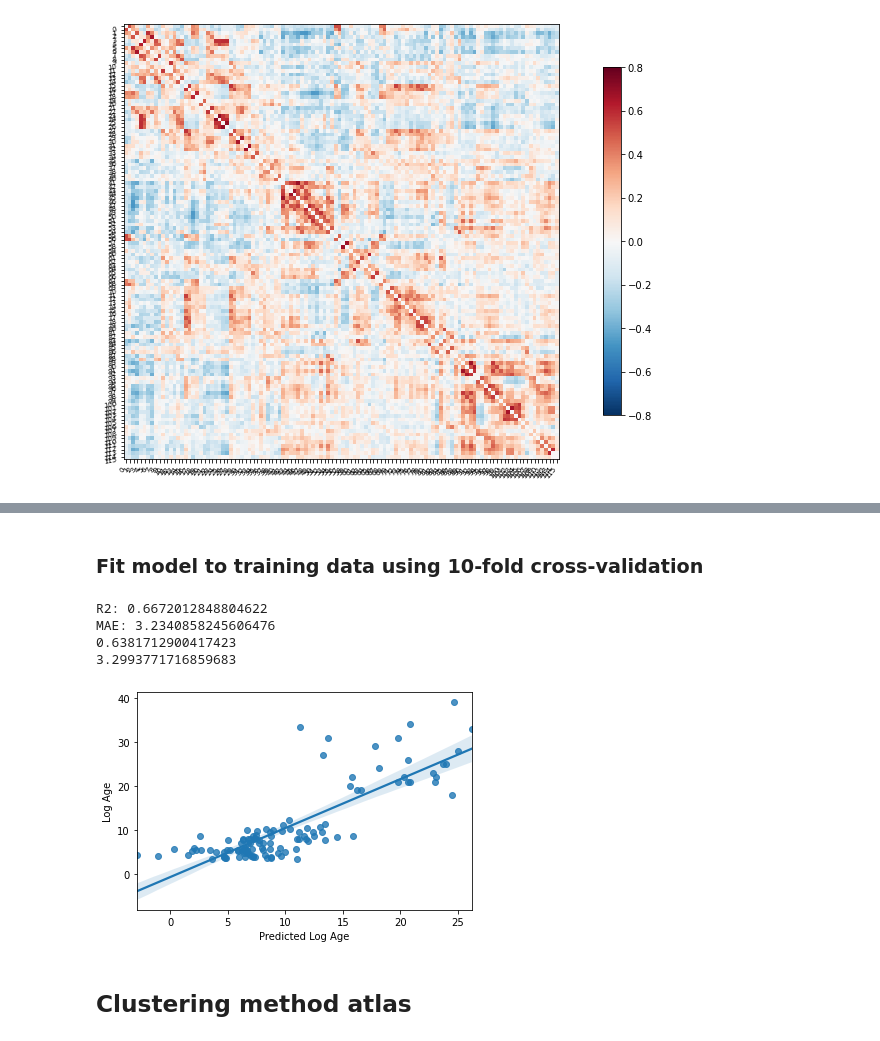
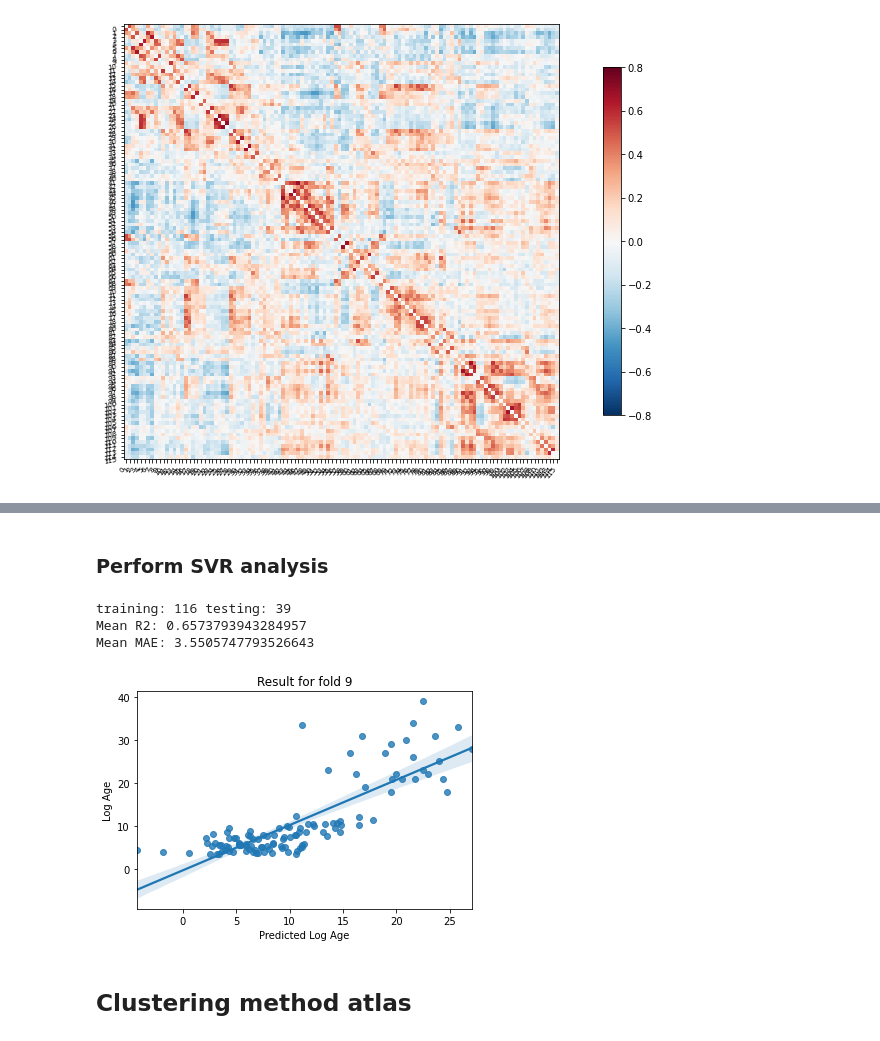
Before and after one commit to brainhack-school2020/stephaniealley_bhs2020_project, a Jupyter notebook: Command_Files/rs-fMRI_age_prediction.ipynb, the cells around one changed output, grey strips where cells are left out. Saved outputs shown, nothing was run; the diff lists cells and outputs as text; code cells hidden in the pictures.

Commit message:
Refactor SVR analysis into functions
Create functions for repetitive code (e.g., for each atlas)

```diff
--- a/Command_Files/rs-fMRI_age_prediction.ipynb
+++ b/Command_Files/rs-fMRI_age_prediction.ipynb
@@ -315,0 +273,4 @@ training: 116 testing: 39
+# %%
+from sklearn.model_selection import train_test_split
+
+X_train_container, X_val_container, y_train_container, y_val_container = train_val(X_features, y_age, age_class)
@@ -353,0 +318,6 @@ for j in range(len(X_train_container)):
+# %%
+from sklearn.feature_selection import SelectPercentile, f_regression
+from sklearn.model_selection import KFold
+from sklearn.pipeline import Pipeline
+
+y_index_all, y_pred_all = model_fit(X_train_container, y_train_container)
@@ -476,3 +399,10 @@ finished 155 of 155
+# %%
+# Initialize masker and connectivity measure
+masker = mask_init_labels(atlas=atlas_filename_aal)
+correlation_measure = corr_measure(diag=False)
+
+# Extract features for generatin of individual correlation matrices
+time_series, ind_matrices = feat_extract_corr(masker, correlation_measure)
 # %% [markdown]
 ### Plot correlation matrix
 # %%
@@ -580,2 +420,0 @@ training: 116 testing: 39
-# %% [markdown]
-### Fit model to training data using 10-fold cross-validation
@@ -618,36 +421,42 @@ for j in range(len(X_train_container)):
+# %% [markdown]
+### Perform SVR analysis
 # %%
-# Check CV
-from sklearn.metrics import r2_score
-from sklearn.metrics import mean_absolute_error
-import seaborn as sns
+# Initialize connectivity measure
+correlation_measure = corr_measure(diag=True)
 
-k=9
+# Extract features for model
+X_features = feat_extract_model(masker, correlation_measure)
 
-acc = r2_score(np.array(y_train_container)[k][y_index_all[k]], y_pred_all[k])
-mae = mean_absolute_error(np.array(y_train_container)[k][y_index_all[k]],y_pred_all[k])
+# Generate training/validation splits
+X_train_container, X_val_container, y_train_container, y_val_container = train_val(X_features, y_age, age_class)
 
-print('R2:',acc)
-print('MAE:',mae)
+# Fit model to training data using 10-fold CV
+y_index_all, y_pred_all = model_fit(X_train_container, y_train_container)
+
+# Evaluate model using accuracy and mean absolute error
+# Choose fold to visualize
+k = 9
 
 sns.regplot(y_pred_all[k], np.array(y_train_container)[k][y_index_all[k]])
 plt.xlabel('Predicted Log Age')
 plt.ylabel('Log Age')
+plt.title('Result for fold {}'.format(k))
 
+# Compute mean accuracy and mean mae for all 10 folds
 mean_acc = []
 mean_mae = []
 
-for k in np.arange(0, 10,1).tolist():
+for fold in np.arange(0, 10, 1).tolist():
     mean_acc.append(r2_score(np.array(y_train_container)[k][y_index_all[k]], y_pred_all[k]))
     mean_mae.append(mean_absolute_error(np.array(y_train_container)[k][y_index_all[k]],y_pred_all[k]))
 
-print(sum(mean_acc) / len(mean_acc))
-print(sum(mean_mae) / len(mean_mae))
+print('Mean R2:',sum(mean_acc) / len(mean_acc))
+print('Mean MAE:',sum(mean_mae) / len(mean_mae))
 # %% [output]
-R2: 0.6672012848804622
-MAE: 3.2340858245606476
-0.6381712900417423
-3.2993771716859683
+training: 116 testing: 39
+Mean R2: 0.6573793943284957
+Mean MAE: 3.5505747793526643
-[figure, old version]
+[figure, new version]
 # %%
 import scipy.io as sio
 
```
Also changed, not shown: parts of 57 cells of this notebook.
